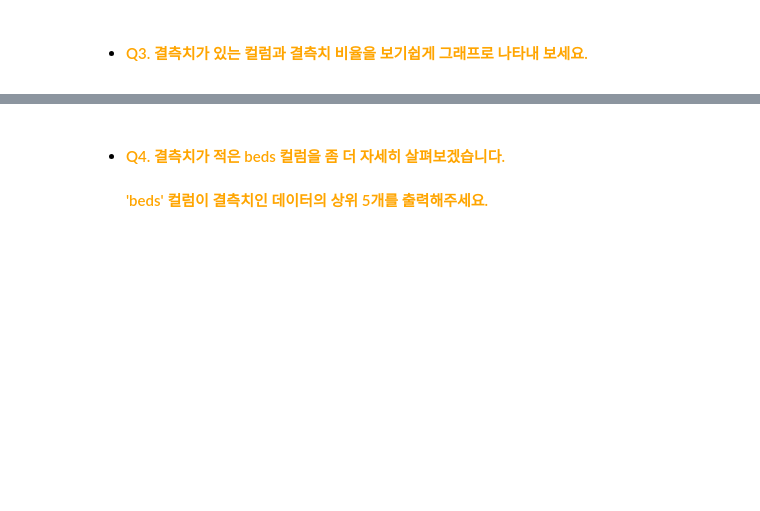
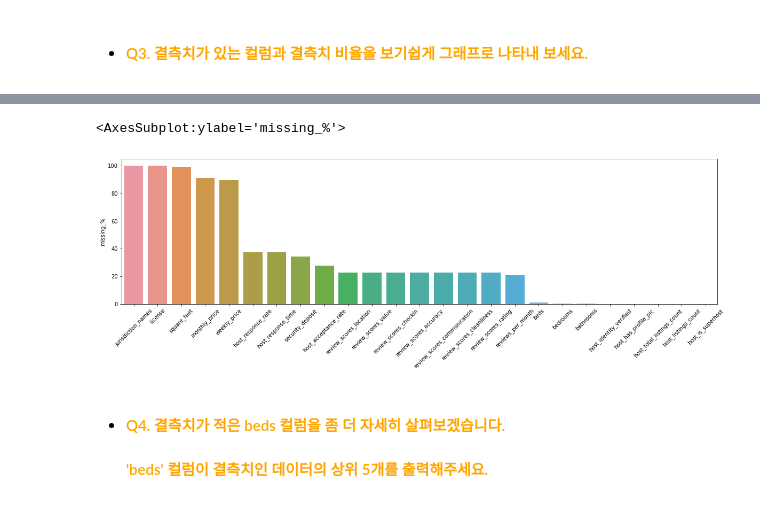
Before and after one commit to Seoyeon-An/YBIGTA_winter, a Jupyter notebook: 0110_eda_fe/EDA_FE 과제.ipynb, the cells around one changed output, grey strips where cells are left out. Drawn from its saved outputs; the diff is of its cells as text; code cells hidden in the pictures; blank space fills up the shorter version.

```diff
--- a/0110_eda_fe/EDA_FE 과제.ipynb
+++ b/0110_eda_fe/EDA_FE 과제.ipynb
@@ -92,0 +77,7 @@ memory usage: 21.3+ MB
+# %%
+#Q2
+miss_df = pd.DataFrame()
+miss_df['missing_num'] = df.isnull().sum().sort_values(0, ascending = False)
+miss_df['missing_%'] = round(df.isnull().sum()/len(df)*100, 1)
+miss_df = miss_df[miss_df['missing_num']>0]
+miss_df
@@ -99,3 +104,11 @@ memory usage: 21.3+ MB
+# %%
+# Q3
+plt.figure(figsize = [20, 5])
+plt.xticks(rotation = 45)
+sns.barplot(x = miss_df.index, y = miss_df['missing_%'])
+# %% [output]
+<AxesSubplot:ylabel='missing_%'>
+[figure, added]
 # %% [markdown]
 - #### <font color='orange'> Q4. 결측치가 적은 beds 컬럼을 좀 더 자세히 살펴보겠습니다.
   #### <font color='orange'> 'beds' 컬럼이 결측치인 데이터의 상위 5개를 출력해주세요.
```
Also changed, not shown: parts of 31 cells of this notebook, 6 other files.
